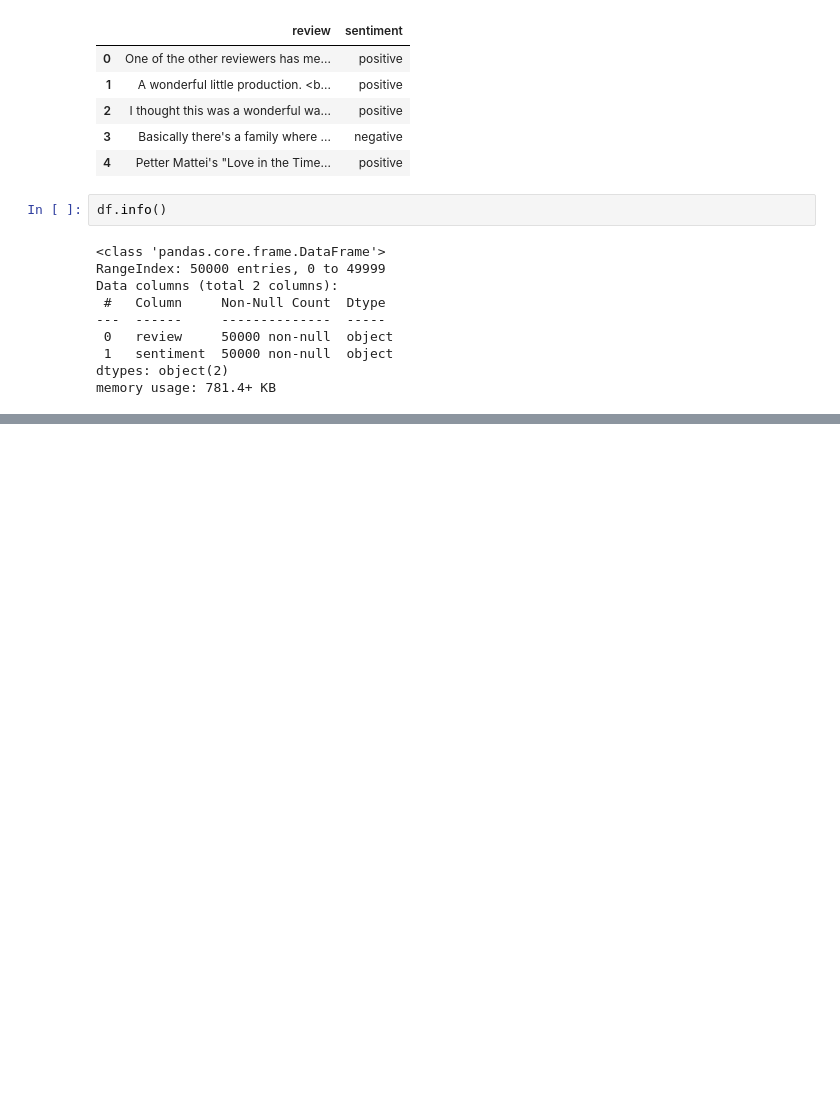
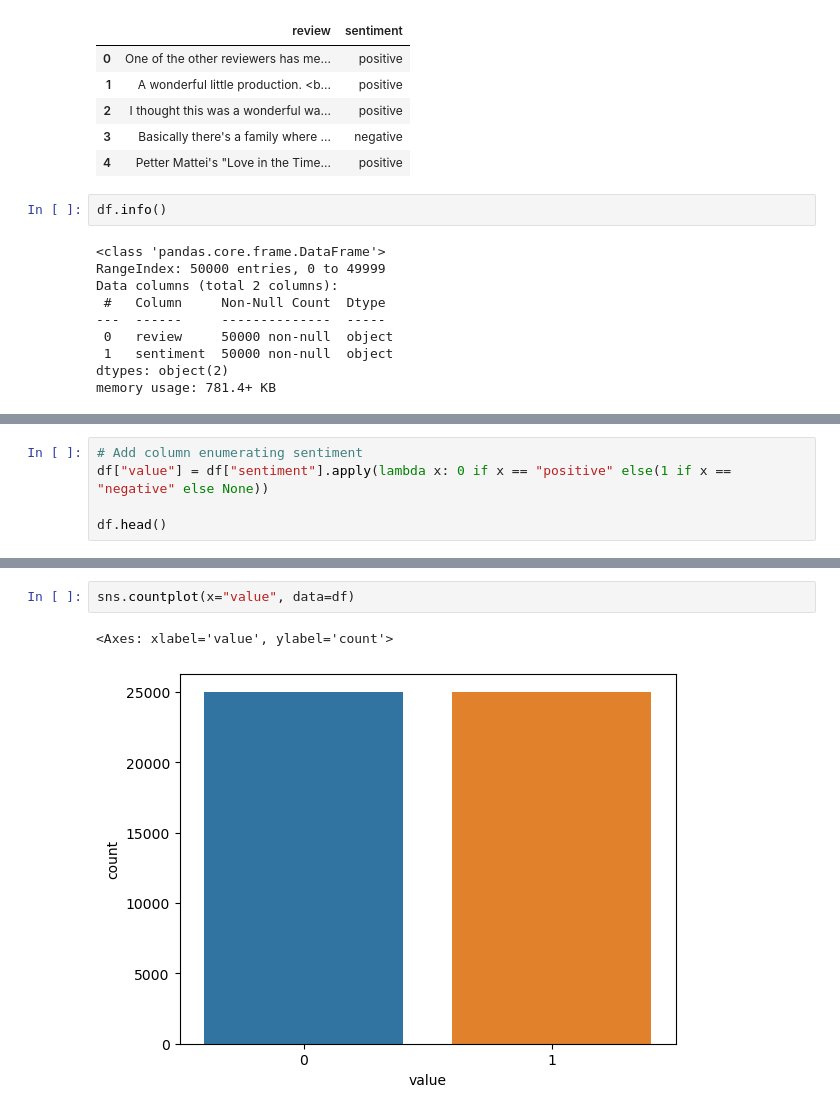
Before and after one commit to tamirisrd/ML_CA2, a Jupyter notebook: TamirisRodriguesDuarte_ML_CA2.ipynb, the cells around one changed output, grey strips where cells are left out. Drawn from its saved outputs; the diff is of its cells as text; blank space fills up the shorter version.

Commit message:
sentiment

```diff
--- a/TamirisRodriguesDuarte_ML_CA2.ipynb
+++ b/TamirisRodriguesDuarte_ML_CA2.ipynb
@@ -71,3 +86,8 @@ print(missing_value)
 review       0
 sentiment    0
 dtype: int64
+# %%
+# Add column enumerating sentiment
+df["value"] = df["sentiment"].apply(lambda x: 0 if x == "positive" else(1 if x == "negative" else None))
+
+df.head()
@@ -73,0 +101,5 @@ dtype: int64
+# %%
+sns.countplot(x="value", data=df)
+# %% [output]
+<Axes: xlabel='value', ylabel='count'>
+[figure, added]
```
Also changed, not shown: parts of 12 cells of this notebook.
